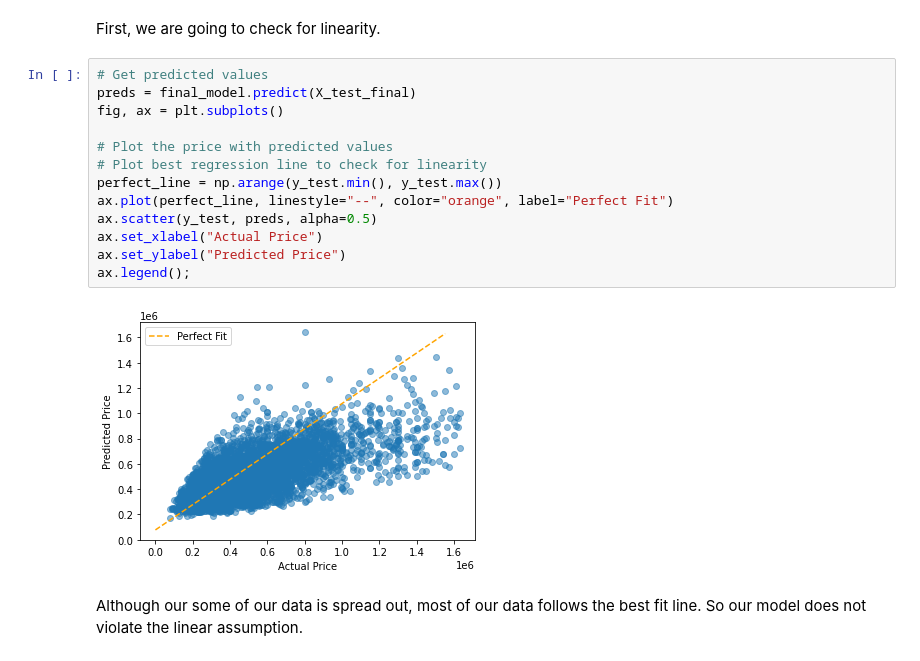
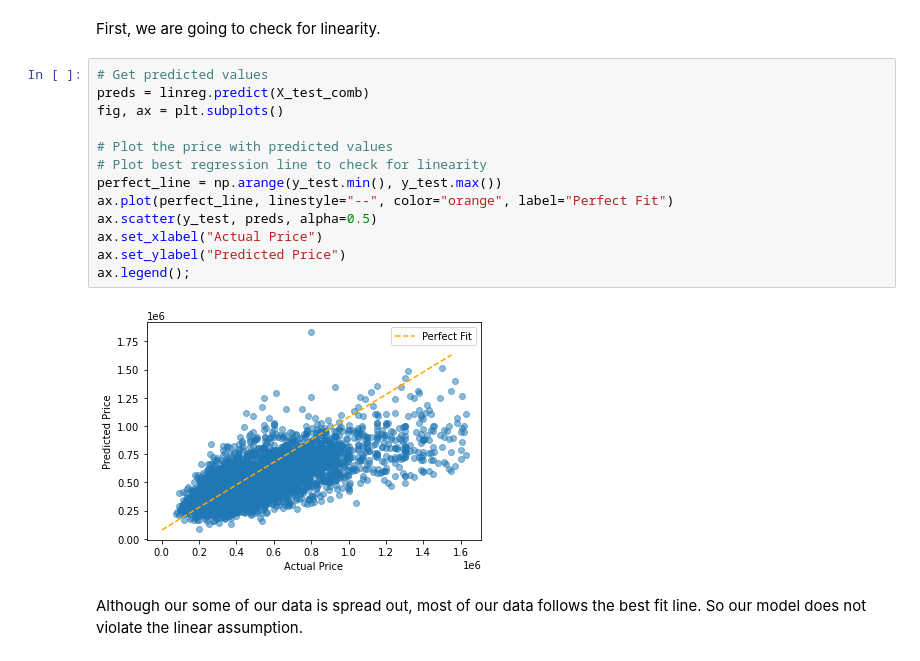
Before and after one commit to soohyunnie/project_2_analyze_houses, a Jupyter notebook: Final Notebook.ipynb, the cells around one changed output. Drawn from its saved outputs; the diff is of its cells as text.

```diff
--- a/Final Notebook.ipynb
+++ b/Final Notebook.ipynb
@@ -751,19 +719,19 @@ We need to check assumptions for linear regression on our final model.
 First, we are going to check for linearity.
 # %%
 # Get predicted values
-preds = final_model.predict(X_test_final)
+preds = linreg.predict(X_test_comb)
 fig, ax = plt.subplots()
 
 # Plot the price with predicted values
 # Plot best regression line to check for linearity
 perfect_line = np.arange(y_test.min(), y_test.max())
 ax.plot(perfect_line, linestyle="--", color="orange", label="Perfect Fit")
 ax.scatter(y_test, preds, alpha=0.5)
 ax.set_xlabel("Actual Price")
 ax.set_ylabel("Predicted Price")
 ax.legend();
 # %% [output]
-[figure, old version]
+[figure, new version]
 # %% [markdown]
 Although our some of our data is spread out, most of our data follows the best fit line.
 So our model does not violate the linear assumption.
```
Also changed, not shown: parts of 22 cells of this notebook.
